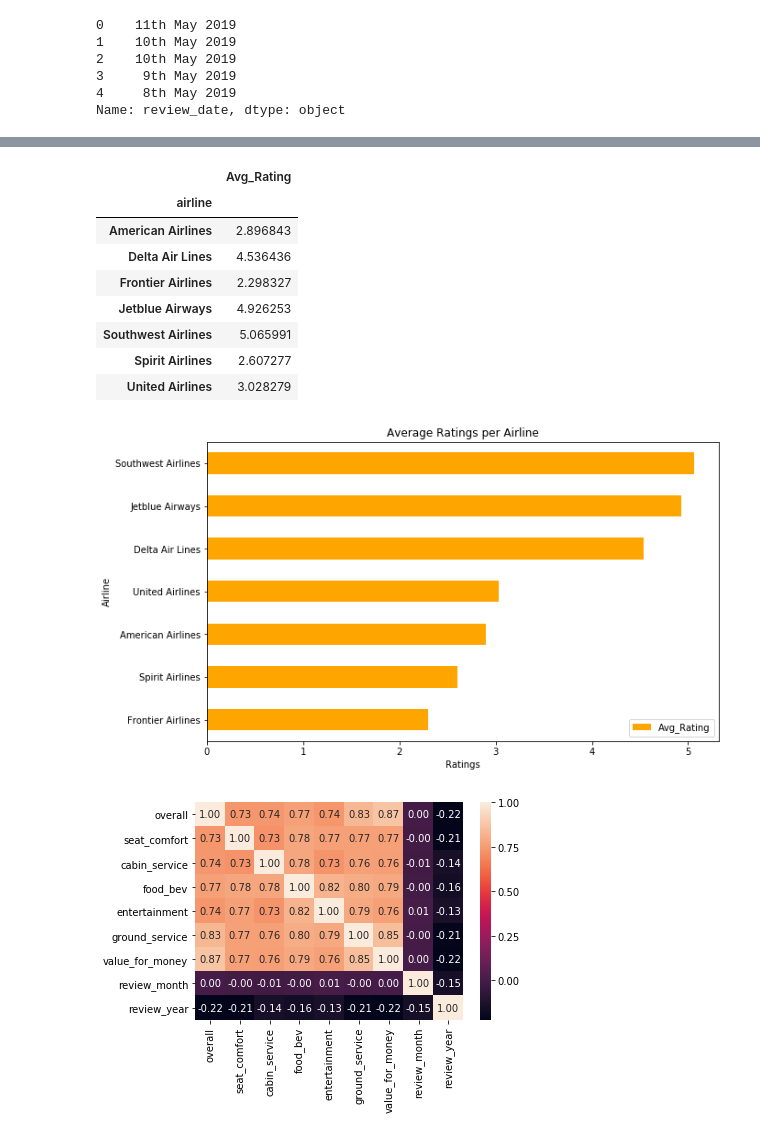
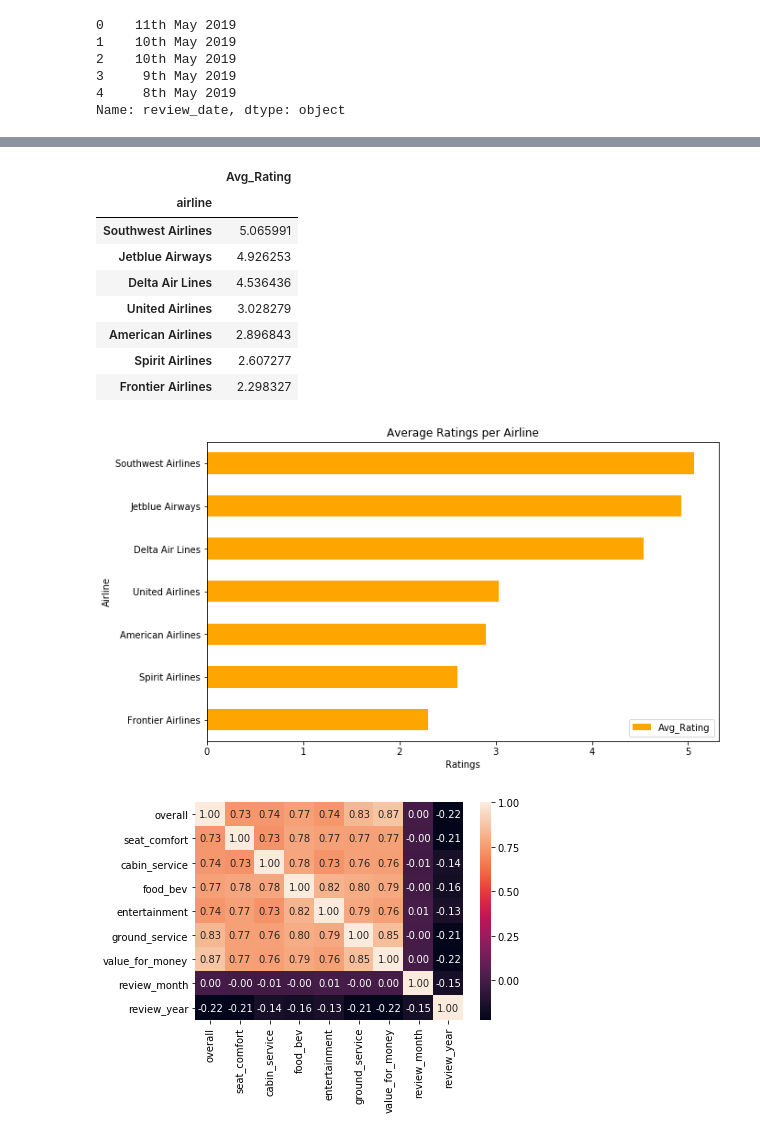
Before and after one commit to Minsifye/US-Airlines-Data-Analysis, a Jupyter notebook: Skytrax_Data_Analysis.ipynb, the cells around one changed output, grey strips where cells are left out. Drawn from its saved outputs; the diff is of its cells as text; code cells hidden in the pictures.

```diff
--- a/Skytrax_Data_Analysis.ipynb
+++ b/Skytrax_Data_Analysis.ipynb
@@ -251,22 +215,20 @@ skytrax = skytrax.fillna('Null')
 # %%
 sky_mean = skytrax[['airline', 'overall']].groupby('airline').mean()
 sky_mean.columns = ['Avg_Rating']
-sky_mean.sort_values('Avg_Rating', ascending=False)
-
 sky_mean.sort_values('Avg_Rating').plot(kind='barh', title='Average Ratings per Airline', figsize=(10,6), color='orange');
 plt.xlabel('Ratings')
 plt.ylabel('Airline');
-sky_mean
+sky_mean.sort_values('Avg_Rating', ascending=False)
 # %% [output]
 |  | Avg_Rating |
 | airline |  |
+| Southwest Airlines | 5.065991 |
+| Jetblue Airways | 4.926253 |
+| Delta Air Lines | 4.536436 |
+| United Airlines | 3.028279 |
 | American Airlines | 2.896843 |
-| Delta Air Lines | 4.536436 |
+| Spirit Airlines | 2.607277 |
 | Frontier Airlines | 2.298327 |
-| Jetblue Airways | 4.926253 |
-| Southwest Airlines | 5.065991 |
-| Spirit Airlines | 2.607277 |
-| United Airlines | 3.028279 |
 [figure]
 # %%
 sns.heatmap(skytrax.corr(), annot=True, fmt='.2f');
```
Also changed, not shown: parts of 54 cells of this notebook.
